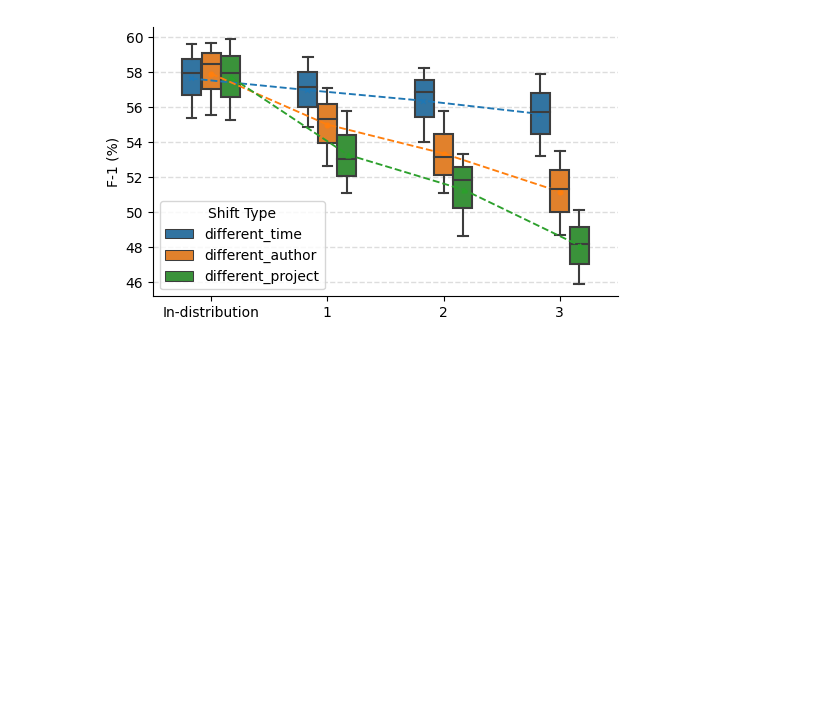
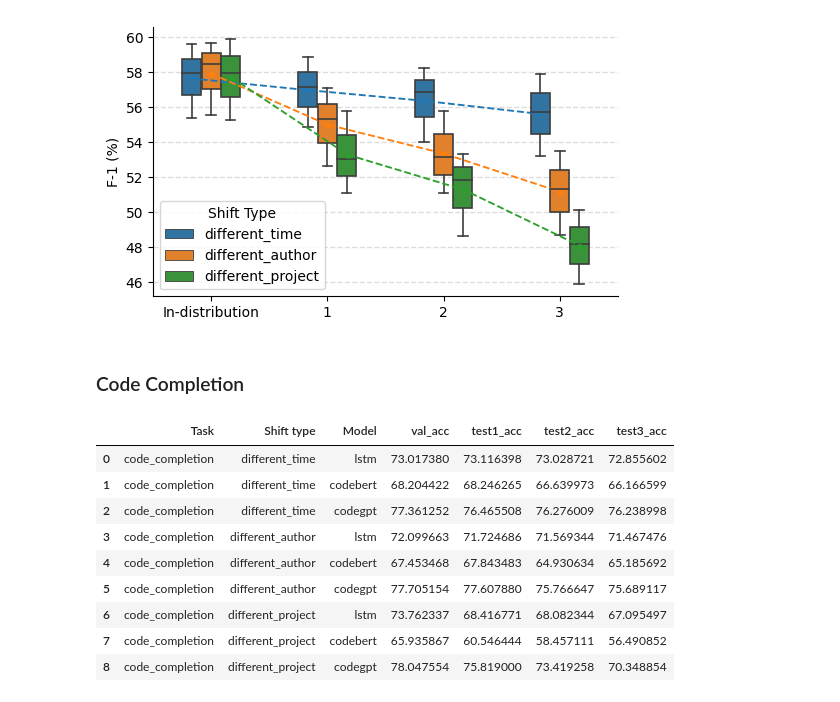
Before and after one commit to yul091/UncertaintyPL, a Jupyter notebook: notebooks/plot_acc.ipynb, the cells around one changed output. Cells and saved outputs as stored; diff of their text form; code cells hidden in the pictures; blank space fills up the shorter version.

```diff
--- a/notebooks/plot_acc.ipynb
+++ b/notebooks/plot_acc.ipynb
@@ -167,3 +164,56 @@ The `ci` parameter is deprecated. Use `errorbar=None` for the same effect.
 
   sns.pointplot(
 [figure]
+# %% [markdown]
+### Code Completion
+# %%
+S = ['different_time', 'different_author', 'different_project']
+T = 'code_completion'
+M = ['lstm', 'codebert', 'codegpt']
+res = []
+
+# for shift in S:
+#     for model in M:
+#         folder = f'../results/{T}/{shift}/{model}/checkpoints'
+#         ckpt = os.listdir(folder)[-1]
+#         file = os.path.join(folder, ckpt, 'parameters.txt')
+#         val_acc, test1_acc, test2_acc, test3_acc = get_vars(file)
+#         outputs = {
+#             'Task': T,
+#             'Shift type': shift,
+#             'Model': model,
+#             'val_acc': val_acc,
+#             'test1_acc': test1_acc,
+#             'test2_acc': test2_acc,
+#             'test3_acc': test3_acc,
+#         }
+#         res.append(outputs)
+
+# df = pd.DataFrame(res)
+# df
+
+res = [
+    {'Task': T, 'Shift type': S[0], 'Model': M[0], 'val_acc': 73.017380, 'test1_acc': 73.116398, 'test2_acc': 73.028721, 'test3_acc': 72.855602},
+    {'Task': T, 'Shift type': S[0], 'Model': M[1], 'val_acc': 68.204422, 'test1_acc': 68.246265, 'test2_acc': 66.639973, 'test3_acc': 66.166599},
+    {'Task': T, 'Shift type': S[0], 'Model': M[2], 'val_acc': 77.361252, 'test1_acc': 76.465508, 'test2_acc': 76.276009, 'test3_acc': 76.238998},
+    {'Task': T, 'Shift type': S[1], 'Model': M[0], 'val_acc': 72.099663, 'test1_acc': 71.724686, 'test2_acc': 71.569344, 'test3_acc': 71.467476},
+    {'Task': T, 'Shift type': S[1], 'Model': M[1], 'val_acc': 67.453468, 'test1_acc': 67.843483, 'test2_acc': 64.930634, 'test3_acc': 65.185692},
+    {'Task': T, 'Shift type': S[1], 'Model': M[2], 'val_acc': 77.705154, 'test1_acc': 77.607880, 'test2_acc': 75.766647, 'test3_acc': 75.689117},
+    {'Task': T, 'Shift type': S[2], 'Model': M[0], 'val_acc': 73.762337, 'test1_acc': 68.416771, 'test2_acc': 68.082344, 'test3_acc': 67.095497},
+    {'Task': T, 'Shift type': S[2], 'Model': M[1], 'val_acc': 65.935867, 'test1_acc': 60.546444, 'test2_acc': 58.457111, 'test3_acc': 56.490852},
+    {'Task': T, 'Shift type': S[2], 'Model': M[2], 'val_acc': 78.047554, 'test1_acc': 75.819000, 'test2_acc': 73.419258, 'test3_acc': 70.348854},
+]
+
+df = pd.DataFrame(res)
+df
+# %% [output]
+|  | Task | Shift type | Model | val_acc | test1_acc | test2_acc | test3_acc |
+| 0 | code_completion | different_time | lstm | 73.017380 | 73.116398 | 73.028721 | 72.855602 |
+| 1 | code_completion | different_time | codebert | 68.204422 | 68.246265 | 66.639973 | 66.166599 |
+| 2 | code_completion | different_time | codegpt | 77.361252 | 76.465508 | 76.276009 | 76.238998 |
+| 3 | code_completion | different_author | lstm | 72.099663 | 71.724686 | 71.569344 | 71.467476 |
+| 4 | code_completion | different_author | codebert | 67.453468 | 67.843483 | 64.930634 | 65.185692 |
+| 5 | code_completion | different_author | codegpt | 77.705154 | 77.607880 | 75.766647 | 75.689117 |
+| 6 | code_completion | different_project | lstm | 73.762337 | 68.416771 | 68.082344 | 67.095497 |
+| 7 | code_completion | different_project | codebert | 65.935867 | 60.546444 | 58.457111 | 56.490852 |
+| 8 | code_completion | different_project | codegpt | 78.047554 | 75.819000 | 73.419258 | 70.348854 |
```
Also changed, not shown: parts of 3 cells of this notebook, 2 other files.
